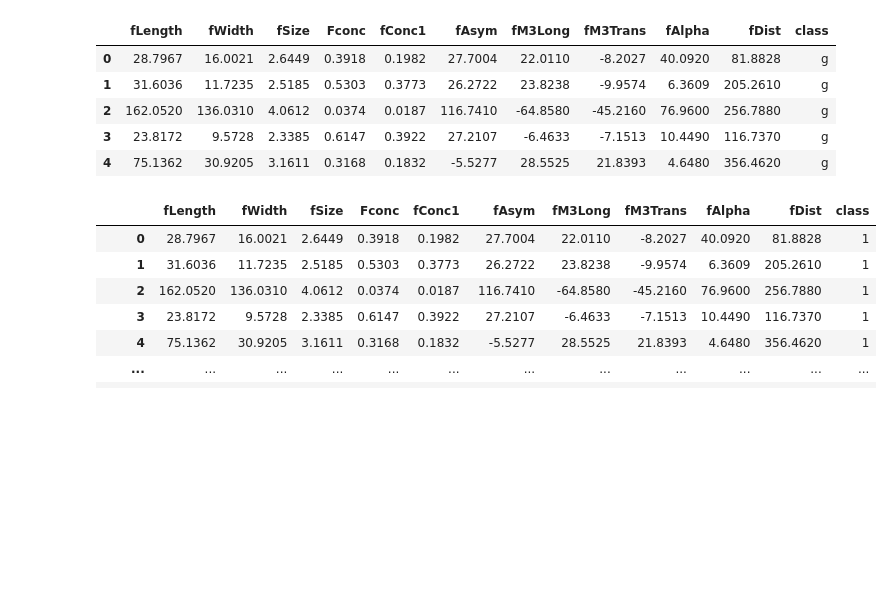
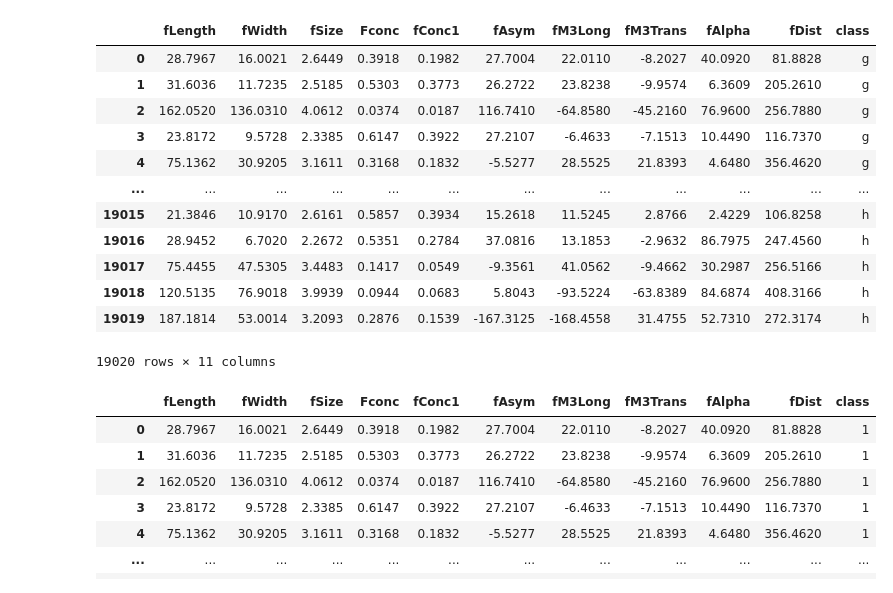
Before and after one commit to Saumya40-codes/Machine_Learning, a Jupyter notebook: ML_kickstart.ipynb, the cells around one changed output. Drawn from its saved outputs; the diff is of its cells as text; code cells hidden in the pictures; blank space fills up the shorter version.

```diff
--- a/ML_kickstart.ipynb
+++ b/ML_kickstart.ipynb
@@ -7,13 +11,21 @@ import matplotlib.pyplot as plt
 # %%
 cols = ["fLength","fWidth","fSize","Fconc","fConc1","fAsym","fM3Long","fM3Trans","fAlpha","fDist","class"]
 df = pd.read_csv("magic04.data",names=cols)
 df.head()   #first five
+df
 # %% [output]
 |  | fLength | fWidth | fSize | Fconc | fConc1 | fAsym | fM3Long | fM3Trans | fAlpha | fDist | class |
 | 0 | 28.7967 | 16.0021 | 2.6449 | 0.3918 | 0.1982 | 27.7004 | 22.0110 | -8.2027 | 40.0920 | 81.8828 | g |
 | 1 | 31.6036 | 11.7235 | 2.5185 | 0.5303 | 0.3773 | 26.2722 | 23.8238 | -9.9574 | 6.3609 | 205.2610 | g |
 | 2 | 162.0520 | 136.0310 | 4.0612 | 0.0374 | 0.0187 | 116.7410 | -64.8580 | -45.2160 | 76.9600 | 256.7880 | g |
 | 3 | 23.8172 | 9.5728 | 2.3385 | 0.6147 | 0.3922 | 27.2107 | -6.4633 | -7.1513 | 10.4490 | 116.7370 | g |
 | 4 | 75.1362 | 30.9205 | 3.1611 | 0.3168 | 0.1832 | -5.5277 | 28.5525 | 21.8393 | 4.6480 | 356.4620 | g |
+| ... | ... | ... | ... | ... | ... | ... | ... | ... | ... | ... | ... |
+| 19015 | 21.3846 | 10.9170 | 2.6161 | 0.5857 | 0.3934 | 15.2618 | 11.5245 | 2.8766 | 2.4229 | 106.8258 | h |
+| 19016 | 28.9452 | 6.7020 | 2.2672 | 0.5351 | 0.2784 | 37.0816 | 13.1853 | -2.9632 | 86.7975 | 247.4560 | h |
+| 19017 | 75.4455 | 47.5305 | 3.4483 | 0.1417 | 0.0549 | -9.3561 | 41.0562 | -9.4662 | 30.2987 | 256.5166 | h |
+| 19018 | 120.5135 | 76.9018 | 3.9939 | 0.0944 | 0.0683 | 5.8043 | -93.5224 | -63.8389 | 84.6874 | 408.3166 | h |
+| 19019 | 187.1814 | 53.0014 | 3.2093 | 0.2876 | 0.1539 | -167.3125 | -168.4558 | 31.4755 | 52.7310 | 272.3174 | h |
+19020 rows × 11 columns
 # %%
 # df['class'].unique()    #g == gamma , h == hydrons  as it can become hard to deal with letters we'll convert it to int
```
Also changed, not shown: parts of 11 cells of this notebook.
